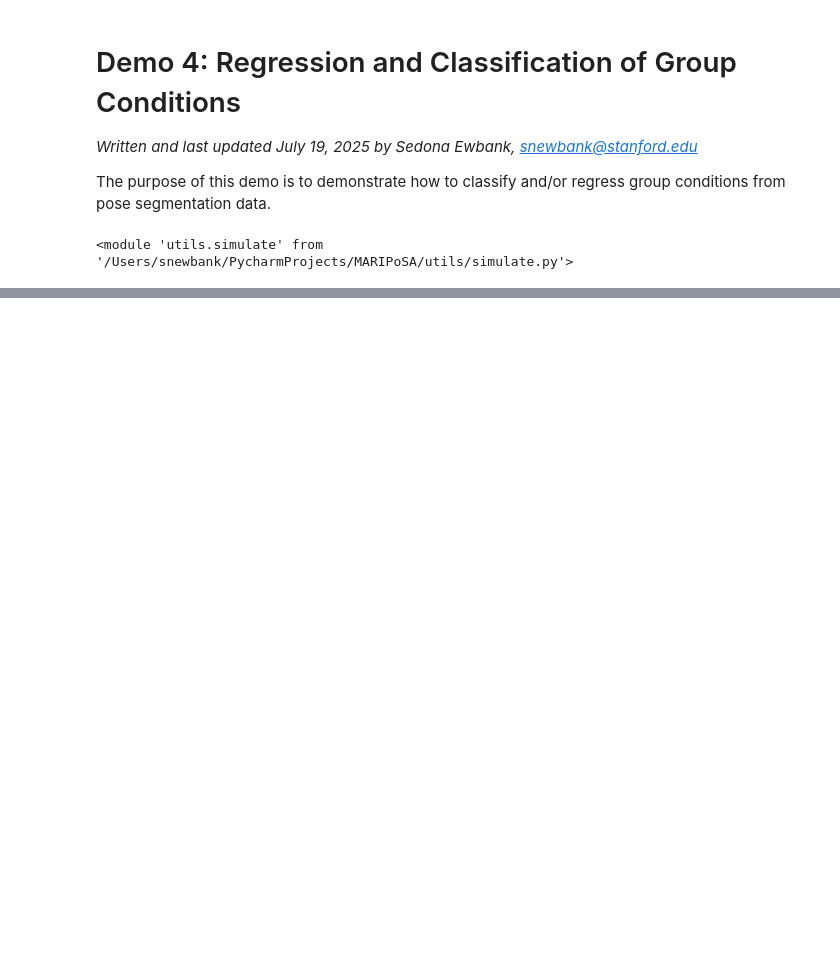
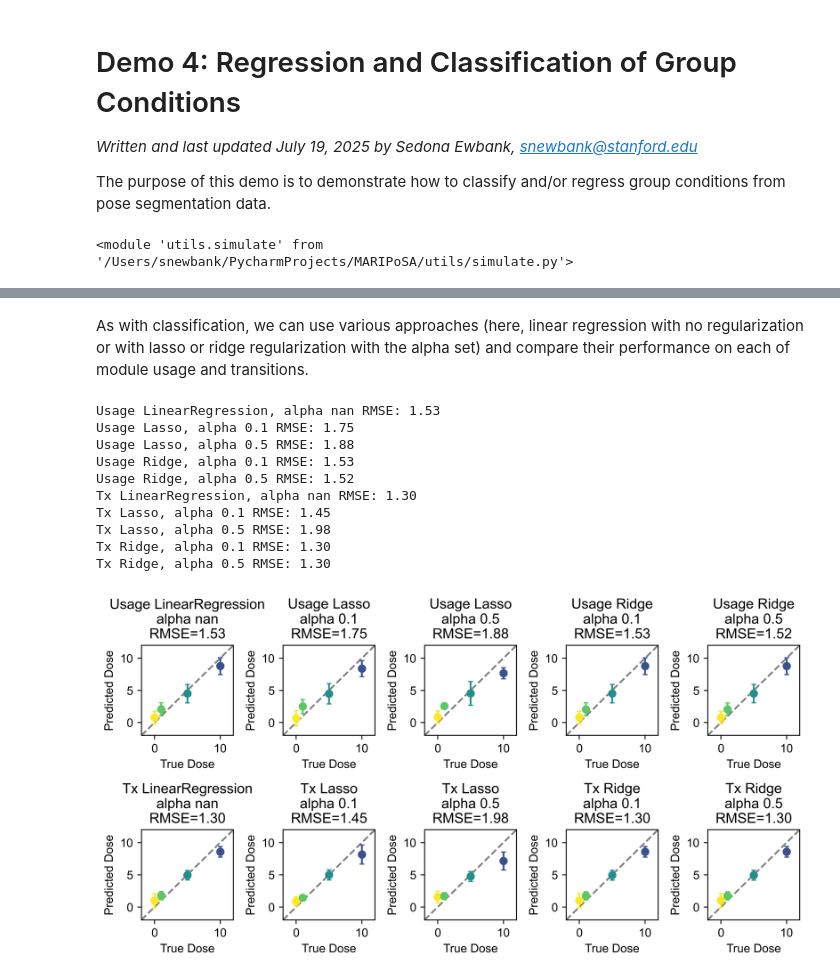
Before and after one commit to s-ewbank/MARIPoSA, a Jupyter notebook: demo/Demo4-PoseSegmentation-ClassificationAndRegression.ipynb, the cells around one changed output, grey strips where cells are left out. Saved outputs shown, nothing was run; the diff lists cells and outputs as text; code cells hidden in the pictures; blank space fills up the shorter version.

```diff
--- a/demo/Demo4-PoseSegmentation-ClassificationAndRegression.ipynb
+++ b/demo/Demo4-PoseSegmentation-ClassificationAndRegression.ipynb
@@ -34,0 +185,51 @@ if not os.path.exists(save_path):
+# %% [markdown]
+As with classification, we can use various approaches (here, linear regression with no regularization or with lasso or ridge regularization with the alpha set) and compare their performance on each of module usage and transitions.
+# %%
+dose_dict={'sal': 0, 'k1': 1, 'k5': 5, 'k10': 10}
+
+labels_df = analyze.get_module_labels(config,0,1200,subgroups=["sal","k1","k5","k10"])
+all_module_usage = analyze.get_module_usage(config, labels_df,binsize=300)
+all_module_usage = all_module_usage.scale()
+all_module_tx = analyze.get_module_transitions(config, labels_df)
+all_module_tx = all_module_tx.scale()
+
+cmap = plt.get_cmap("viridis_r")
+fig, ax = plt.subplots(2,5,figsize=(8.5,4.5),dpi=500)
+for d,dat in enumerate(["Usage","Tx"]):
+    for m,method in enumerate([["LinearRegression",np.nan],["Lasso",0.1],["Lasso",0.5],["Ridge",0.1],["Ridge",0.5]]):
+        ax[d,m].set_xlabel("True Dose")
+        ax[d,m].set_ylabel("Predicted Dose")
+        ax[d,m].set_ylim([-2,12])
+        ax[d,m].set_xlim([-2,12])
+        ax[d,m].axline([0,0],[1,1],linestyle="dashed",color="gray")
+        if dat=="Usage":
+            reg, dose_labels = analyze.regress(all_module_usage,dose_dict,method=method[0],alpha=method[1])
+            y_hat = reg.predict(all_module_usage.label_counts)
+            loocv_preds, sq_err = analyze.loocv_regression(all_module_usage,dose_dict,method=method[0],alpha=method[1])
+        elif dat=="Tx":
+            reg, dose_labels = analyze.regress(all_module_tx,dose_dict,method=method[0],alpha=method[1])
+            y_hat = reg.predict(all_module_tx.transition_counts)
+            loocv_preds, sq_err = analyze.loocv_regression(all_module_tx,dose_dict,method=method[0],alpha=method[1])
+        dose_cats = np.unique(dose_labels)
+        colors = [cmap([i]) for i in np.arange(0,1,1/len(dose_cats))]
+        for do, dose in enumerate(dose_cats):
+            y_d_hat = loocv_preds[dose_labels==dose]
+            ax[d,m].errorbar(dose,np.mean(y_d_hat),yerr=np.std(y_d_hat),marker="o",capsize=2,color=colors[do])
+        rmse=np.sqrt(np.mean(sq_err))
+        ax[d,m].set_title(f'{dat} {method[0]}\nalpha {method[1]}\nRMSE={rmse:.2f}')
+        print(f'{dat} {method[0]}, alpha {method[1]} RMSE: {rmse:.2f}')
+plt.tight_layout()
+if save:
+    plt.savefig(save_path+"demo4-2_regression_bymethod.png",dpi=500)
+# %% [output]
+Usage LinearRegression, alpha nan RMSE: 1.53
+Usage Lasso, alpha 0.1 RMSE: 1.75
+Usage Lasso, alpha 0.5 RMSE: 1.88
+Usage Ridge, alpha 0.1 RMSE: 1.53
+Usage Ridge, alpha 0.5 RMSE: 1.52
+Tx LinearRegression, alpha nan RMSE: 1.30
+Tx Lasso, alpha 0.1 RMSE: 1.45
+Tx Lasso, alpha 0.5 RMSE: 1.98
+Tx Ridge, alpha 0.1 RMSE: 1.30
+Tx Ridge, alpha 0.5 RMSE: 1.30
+[figure, added]
```
Also changed, not shown: parts of 9 cells of this notebook.
